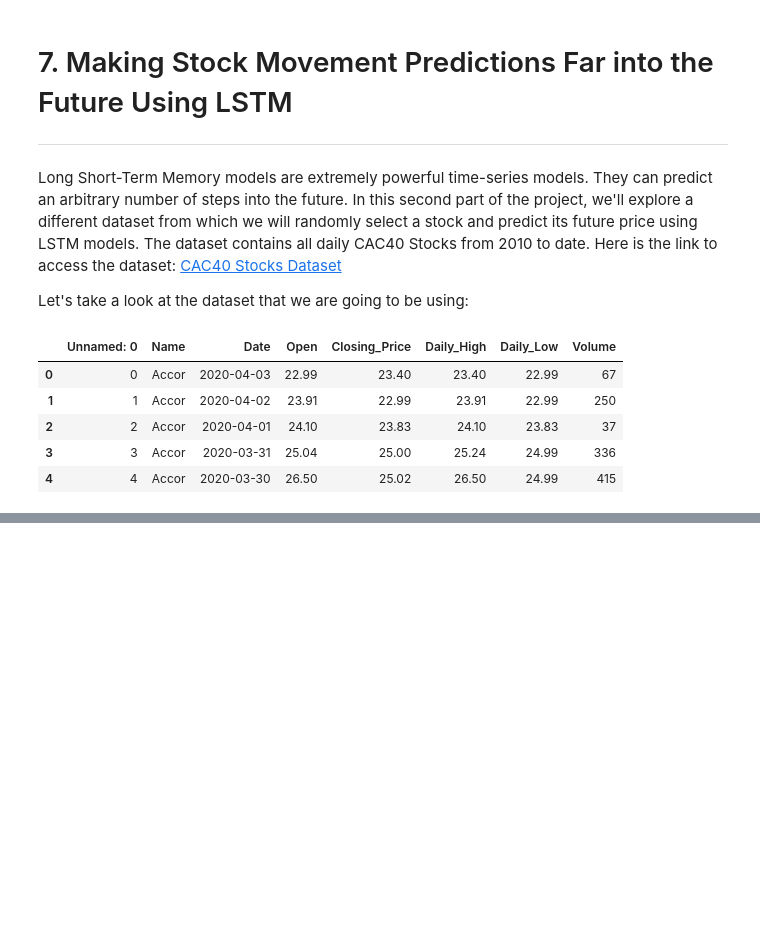
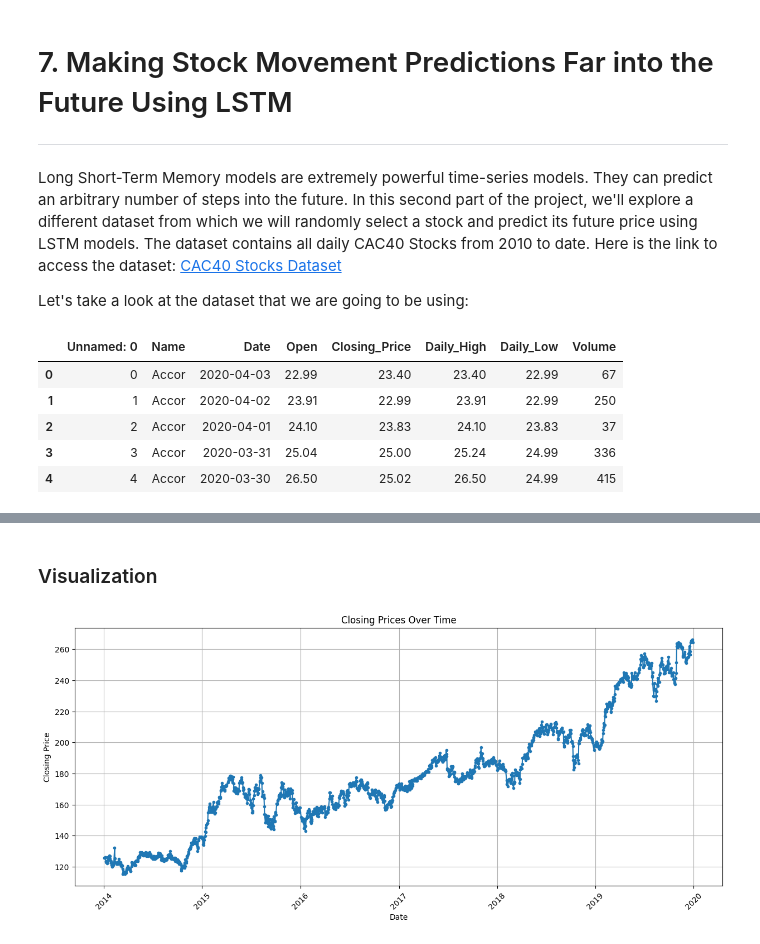
Before and after one commit to Ignacio-Antequera/Stock-Market-Predictions-with-LSTM-Neural-Networks, a Jupyter notebook: Stock Market - LSTM Neural Networks.ipynb, the cells around one changed output, grey strips where cells are left out. Cells and saved outputs as stored; diff of their text form; code cells hidden in the pictures; blank space fills up the shorter version.

Commit message:
Successfully displayed all graphs

```diff
--- a/Stock Market - LSTM Neural Networks.ipynb
+++ b/Stock Market - LSTM Neural Networks.ipynb
@@ -411,0 +414,19 @@ df_2.head()
+# %%
+# Dropping unnecessary column
+df_2.drop(['Unnamed: 0'], axis=1, inplace=True)
+# %%
+# Defining a function that will contain stocks data for a specific company
+def specific_data(company, start, end):
+    company_data = df_2[df_2['Name'] == company]
+    date_filtered_data = company_data[(company_data['Date'] > start) & (company_data['Date'] < end)]
+    return date_filtered_data
+# %%
+# Selecting any random company out of our 'Name' column
+company_name = random.choice(df_2['Name'].unique().tolist())
+
+# Setting the start and end date
+start_date = dt.datetime(2014,1,1)
+end_date = dt.datetime(2020,1,1)
+
+# Calling our function
+specific_df = specific_data(company_name, start_date, end_date)
@@ -411,0 +444,18 @@ df_2.head()
+# %% [markdown]
+### Visualization
+# %%
+# Line Chart of Closing Prices Over Time
+
+# Convert 'Date' column to datetime
+specific_df['Date'] = pd.to_datetime(specific_df['Date'])
+
+plt.figure(figsize=(15, 6))
+plt.plot(specific_df['Date'], specific_df['Closing_Price'], marker='.')
+plt.title('Closing Prices Over Time')
+plt.xlabel('Date')
+plt.ylabel('Closing Price')
+plt.xticks(rotation=45)
+plt.grid(True)
+plt.show()
+# %% [output]
+[figure, added]
```
Also changed, not shown: parts of 6 cells of this notebook.
